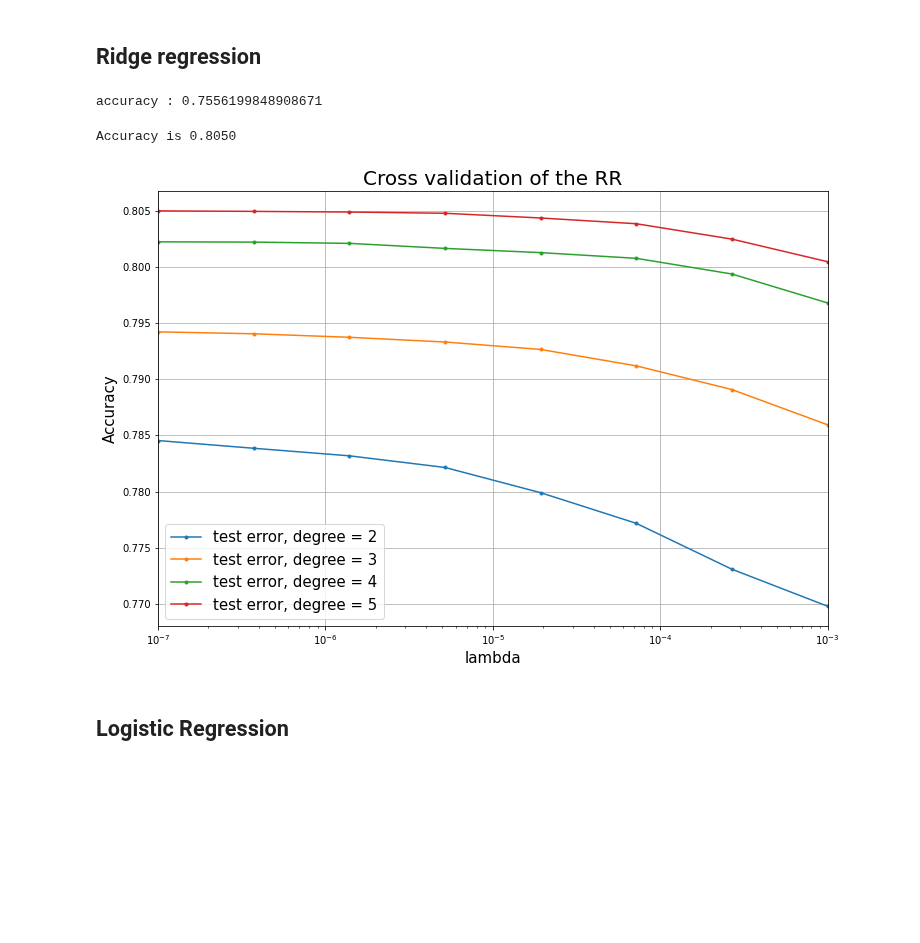
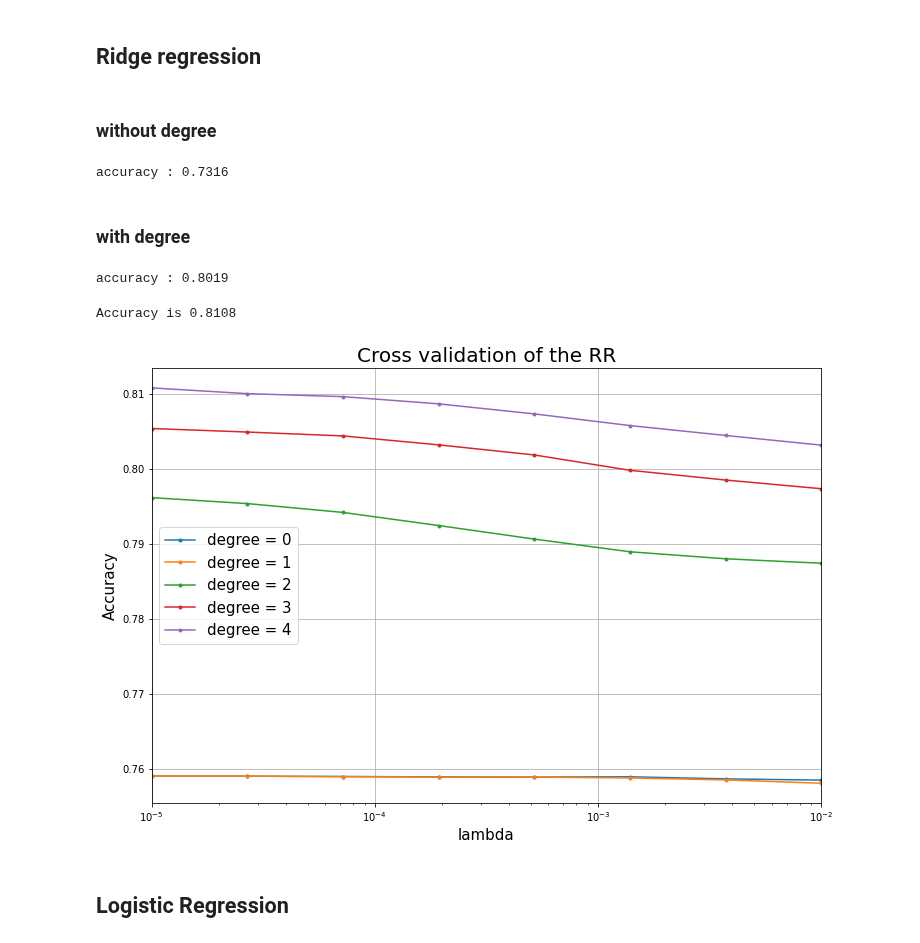
Before and after one commit to SonyaBlinova/ml-project-1-SES, a Jupyter notebook: project_FourGroups.ipynb, the cells around one changed output. Cells and saved outputs as stored; diff of their text form; code cells hidden in the pictures; blank space fills up the shorter version.

```diff
--- a/project_FourGroups.ipynb
+++ b/project_FourGroups.ipynb
@@ -138,7 +135,9 @@ accuracy : 0.7556199848908671
 # %% [markdown]
 ## Ridge regression
+# %% [markdown]
+### without degree
 # %%
-lambda_ = 1e-7
+lambda_ = 1e-5
 y_preds = []
 for i in range(4):
     w, loss = ridge_regression(y_trains[i], x_trains[i], lambda_)
@@ -146,19 +145,34 @@ for i in range(4):
     y_preds.append(y_pred)
 print("accuracy :", accuracy(np.array(np.concatenate(y_preds)), y_tests))
 # %% [output]
-accuracy : 0.7556199848908671
+accuracy : 0.7316
+# %% [markdown]
+### with degree
+# %%
+lambda_ = 1e-5
+y_preds = []
+degree = 3
+for i in range(4):
+    x_train_poly = build_poly(x_trains[i], degree)
+    x_test_poly = build_poly(x_tests[i], degree)
+    w, loss = ridge_regression(y_trains[i], x_train_poly, lambda_)
+    y_pred = predict_labels(w, x_test_poly)
+    y_preds.append(y_pred)
+print("accuracy :", accuracy(np.array(np.concatenate(y_preds)), y_tests))
+# %% [output]
+accuracy : 0.8019
 # %%
 # parameters setting
 type_ = 'RR'
-bd_left = -7
-bd_right = -3
+bd_left = -5
+bd_right = -2
 # grid for hyperparameters
 lambdas = np.logspace(bd_left, bd_right, 8)
-degrees = np.arange(2, 6)
-cross_validation_demo(type_=type_, y=jet_labels, tx=jet_groups, bd_left=bd_left, bd_right=bd_right, lambdas=lambdas, degrees=degrees, seed=seed)
+degrees = np.arange(0, 5)
+cross_validation_demo(type_=type_, y=y_trains, tx=x_trains, bd_left=bd_left, bd_right=bd_right, lambdas=lambdas, degrees=degrees, seed=seed)
 # %% [output]
-Accuracy is 0.8050
+Accuracy is 0.8108
-[figure, old version]
+[figure, new version]
 # %% [markdown]
 ## Logistic Regression
 # %%
```
Also changed, not shown: parts of 8 cells of this notebook, 1 other file.
